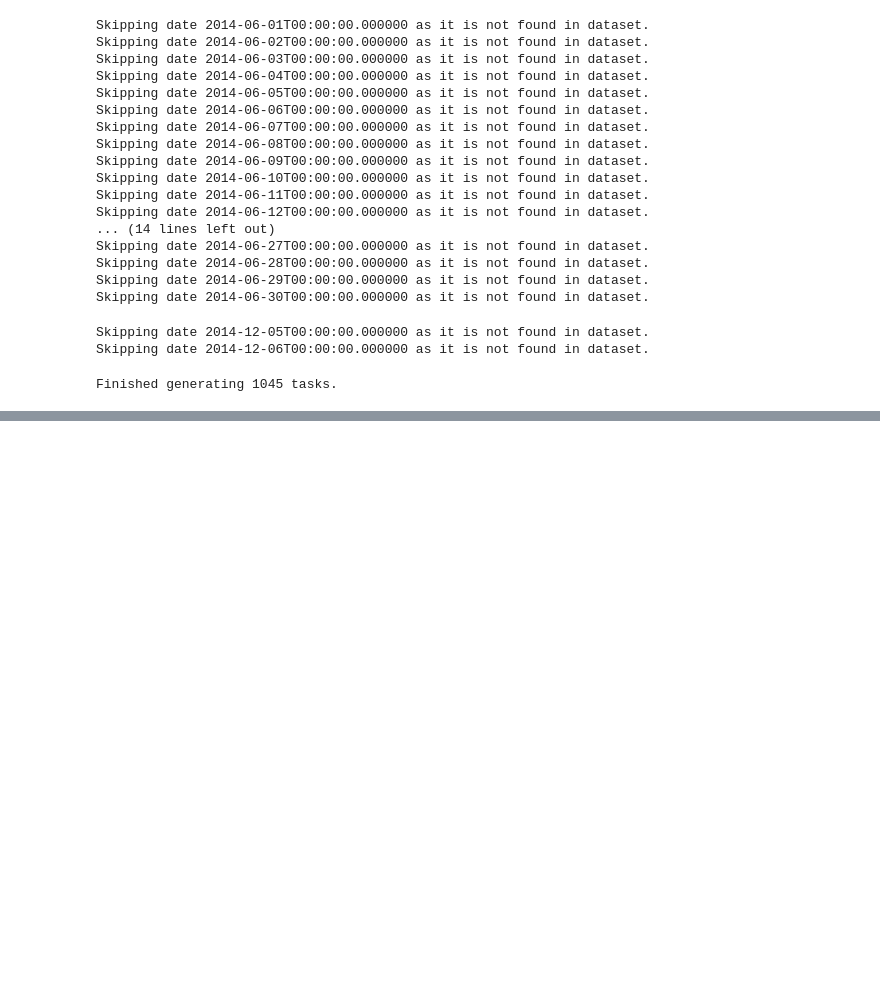
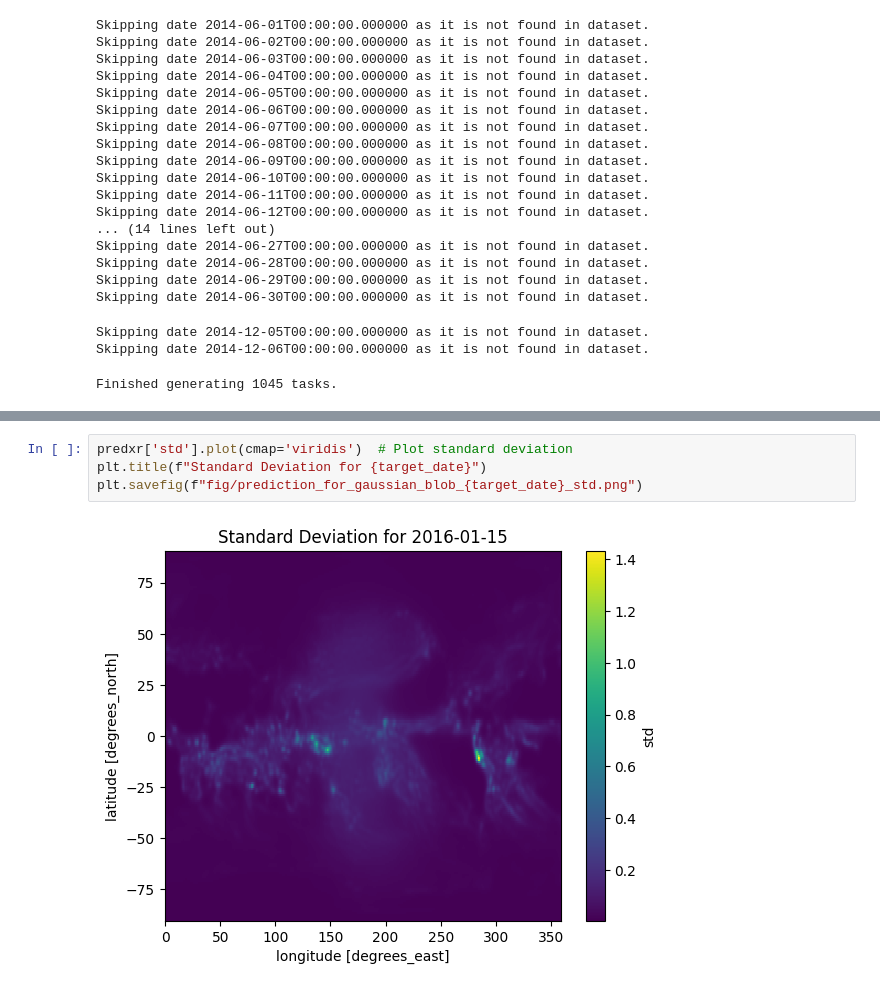
Before and after one commit to yangtom0516/UROP_bias_correction, a Jupyter notebook: Accumulated Precipitation Bias/apcp_gaussian_blob.ipynb, the cells around one changed output, grey strips where cells are left out. Drawn from its saved outputs; the diff is of its cells as text; blank space fills up the shorter version.

```diff
--- a/Accumulated Precipitation Bias/apcp_gaussian_blob.ipynb
+++ b/Accumulated Precipitation Bias/apcp_gaussian_blob.ipynb
@@ -468,3 +481,9 @@ plt.show()
+# %%
+predxr['std'].plot(cmap='viridis')  # Plot standard deviation
+plt.title(f"Standard Deviation for {target_date}")
+plt.savefig(f"fig/prediction_for_gaussian_blob_{target_date}_std.png")
+# %% [output]
+[figure, added]
 # %%
 pred_val
 # %% [output]
```
Also changed, not shown: parts of 7 cells of this notebook, 7 other files.
